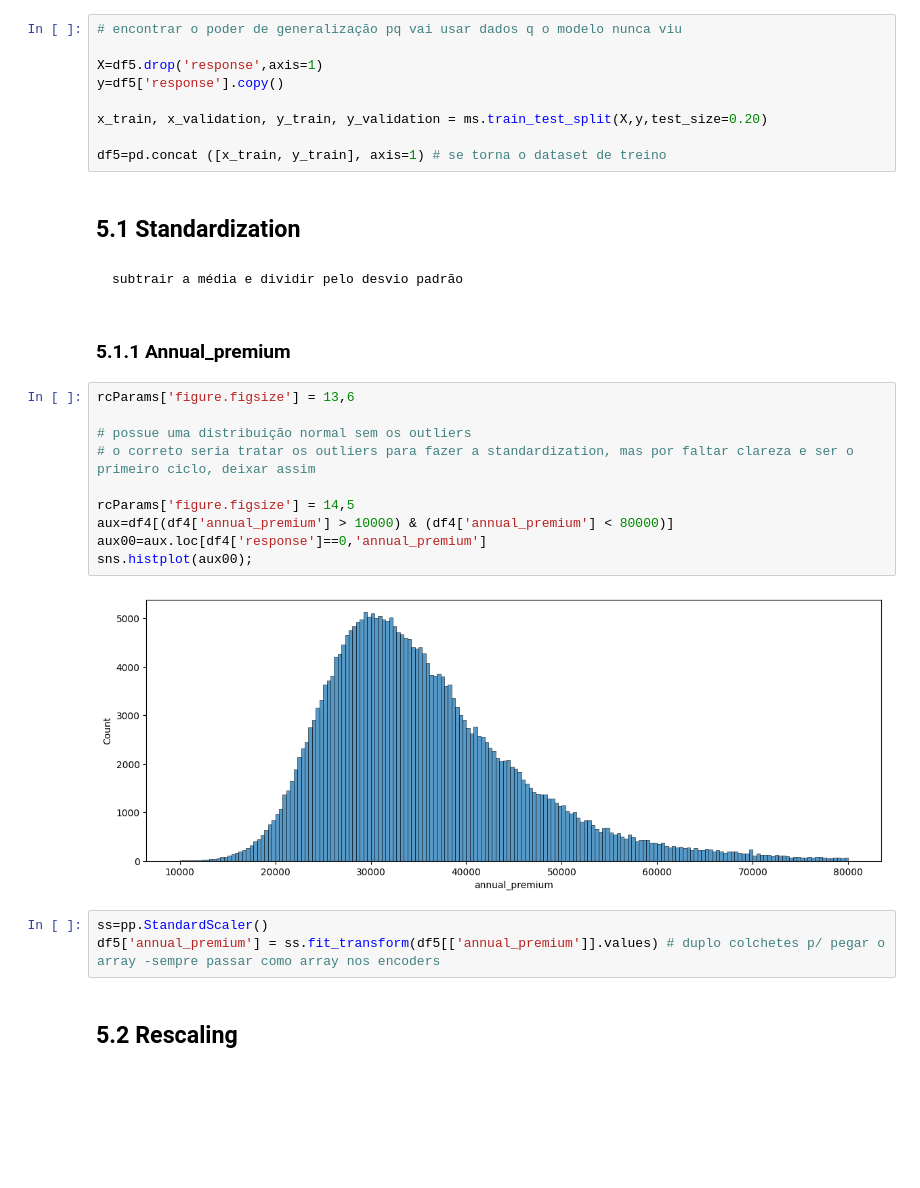
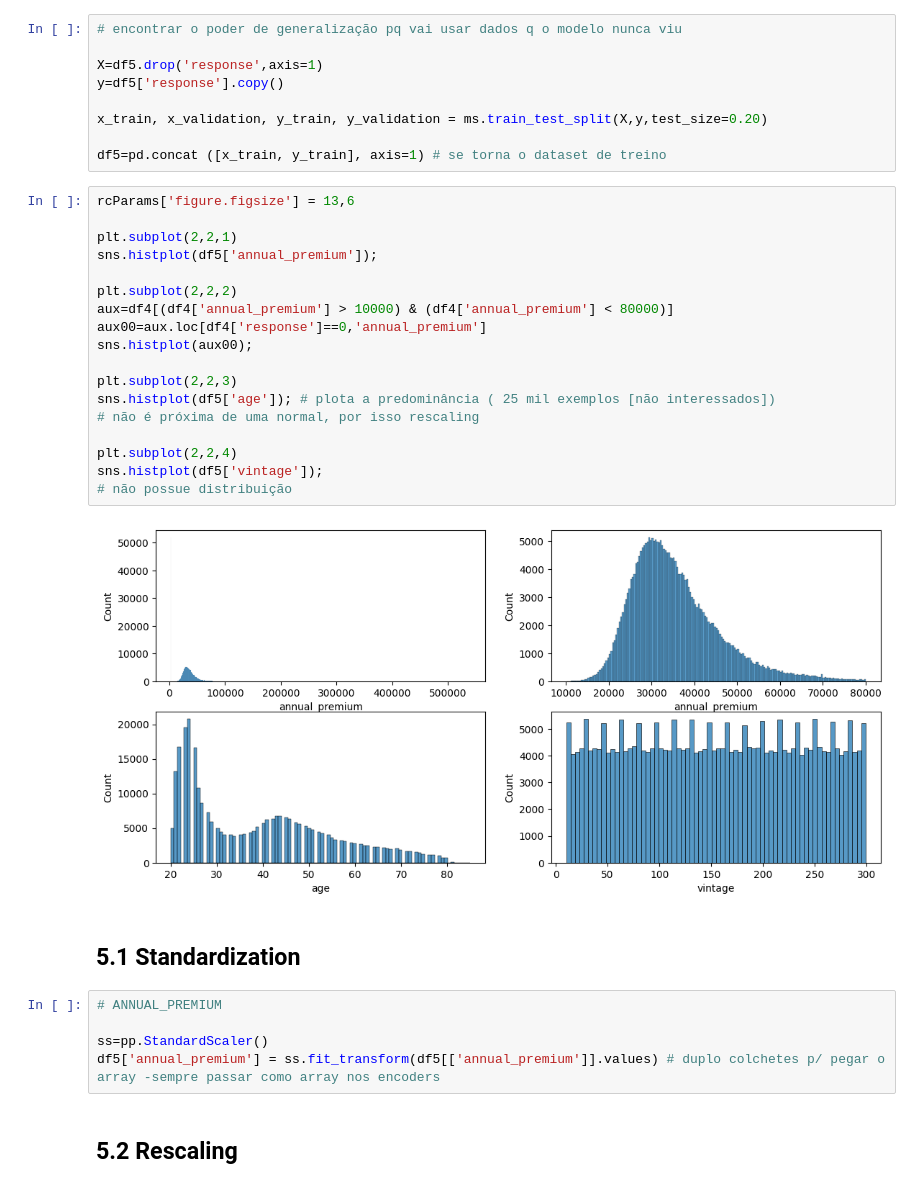
Before and after one commit to Eduardo-95-DS/Car-Insurance-Interest, a Jupyter notebook: notebooks/look_1.0-ear-health-insurance-cross-sell.ipynb, the cells around one changed output. Saved outputs shown, nothing was run; the diff lists cells and outputs as text; blank space fills up the shorter version.

```diff
--- a/notebooks/cross_sell.ipynb
+++ b/notebooks/look_1.0-ear-health-insurance-cross-sell.ipynb
@@ -862,25 +864,31 @@ y=df5['response'].copy()
 x_train, x_validation, y_train, y_validation = ms.train_test_split(X,y,test_size=0.20)
 
 df5=pd.concat ([x_train, y_train], axis=1) # se torna o dataset de treino
+# %%
+rcParams['figure.figsize'] = 13,6
+
+plt.subplot(2,2,1)
+sns.histplot(df5['annual_premium']);
+
+plt.subplot(2,2,2)
+aux=df4[(df4['annual_premium'] > 10000) & (df4['annual_premium'] < 80000)]
+aux00=aux.loc[df4['response']==0,'annual_premium']
+sns.histplot(aux00);
+
+plt.subplot(2,2,3)
+sns.histplot(df5['age']); # plota a predominância ( 25 mil exemplos [não interessados])
+# não é próxima de uma normal, por isso rescaling
+
+plt.subplot(2,2,4)
+sns.histplot(df5['vintage']);
+# não possue distribuição
+# %% [output]
+[figure, added]
 # %% [markdown]
 ## **5.1 Standardization**
-# %% [markdown]
-    subtrair a média e dividir pelo desvio padrão
-# %% [markdown]
-### **5.1.1 Annual_premium**
-# %%
-rcParams['figure.figsize'] = 13,6
-
-# possue uma distribuição normal sem os outliers
-# o correto seria tratar os outliers para fazer a standardization, mas por faltar clareza e ser o primeiro ciclo, deixar assim
-
-rcParams['figure.figsize'] = 14,5
-aux=df4[(df4['annual_premium'] > 10000) & (df4['annual_premium'] < 80000)]
-aux00=aux.loc[df4['response']==0,'annual_premium']
-sns.histplot(aux00);
-# %% [output]
-[figure, removed]
 # %%
+# ANNUAL_PREMIUM
+
 ss=pp.StandardScaler()
 df5['annual_premium'] = ss.fit_transform(df5[['annual_premium']].values) # duplo colchetes p/ pegar o array -sempre passar como array nos encoders
 # %% [markdown]
```
Also changed, not shown: parts of 54 cells of this notebook, 1 other file.
